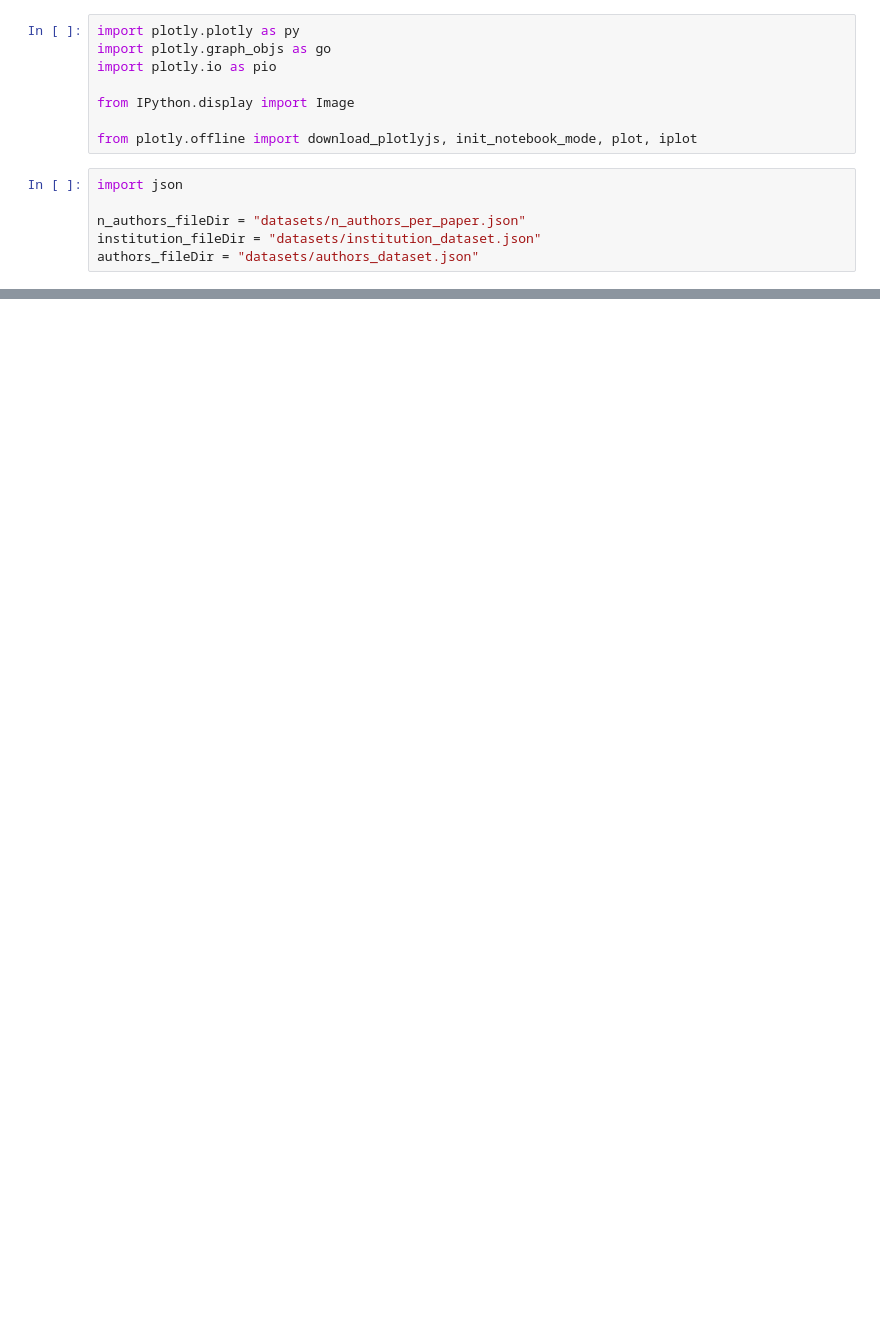
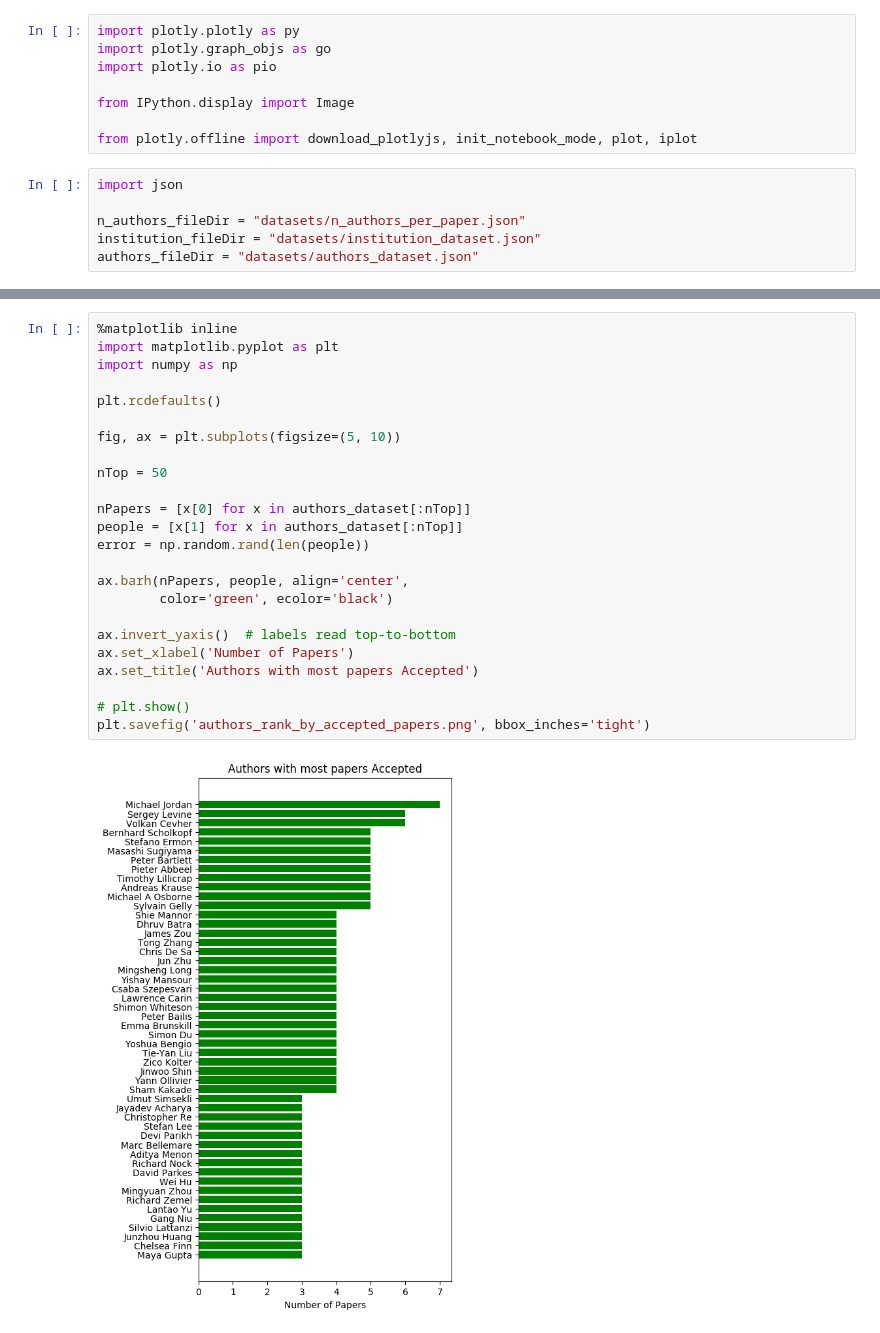
Before and after one commit to dcharrezt/ICML-2019-Stats, a Jupyter notebook: graphs.ipynb, the cells around one changed output, grey strips where cells are left out. Saved outputs shown, nothing was run; the diff lists cells and outputs as text; blank space fills up the shorter version.

```diff
--- a/graphs.ipynb
+++ b/graphs.ipynb
@@ -73,0 +125,26 @@ pio.write_image(fig, file='images/authors_per_paper.png', format='png')
+# %%
+%matplotlib inline
+import matplotlib.pyplot as plt
+import numpy as np
+
+plt.rcdefaults()
+
+fig, ax = plt.subplots(figsize=(5, 10))
+
+nTop = 50
+
+nPapers = [x[0] for x in authors_dataset[:nTop]]
+people = [x[1] for x in authors_dataset[:nTop]]
+error = np.random.rand(len(people))
+
+ax.barh(nPapers, people, align='center',
+        color='green', ecolor='black')
+
+ax.invert_yaxis()  # labels read top-to-bottom
+ax.set_xlabel('Number of Papers')
+ax.set_title('Authors with most papers Accepted')
+
+# plt.show()
+plt.savefig('authors_rank_by_accepted_papers.png', bbox_inches='tight')
+# %% [output]
+[figure, added]
```
Also changed, not shown: parts of 3 cells of this notebook, 6 other files.
